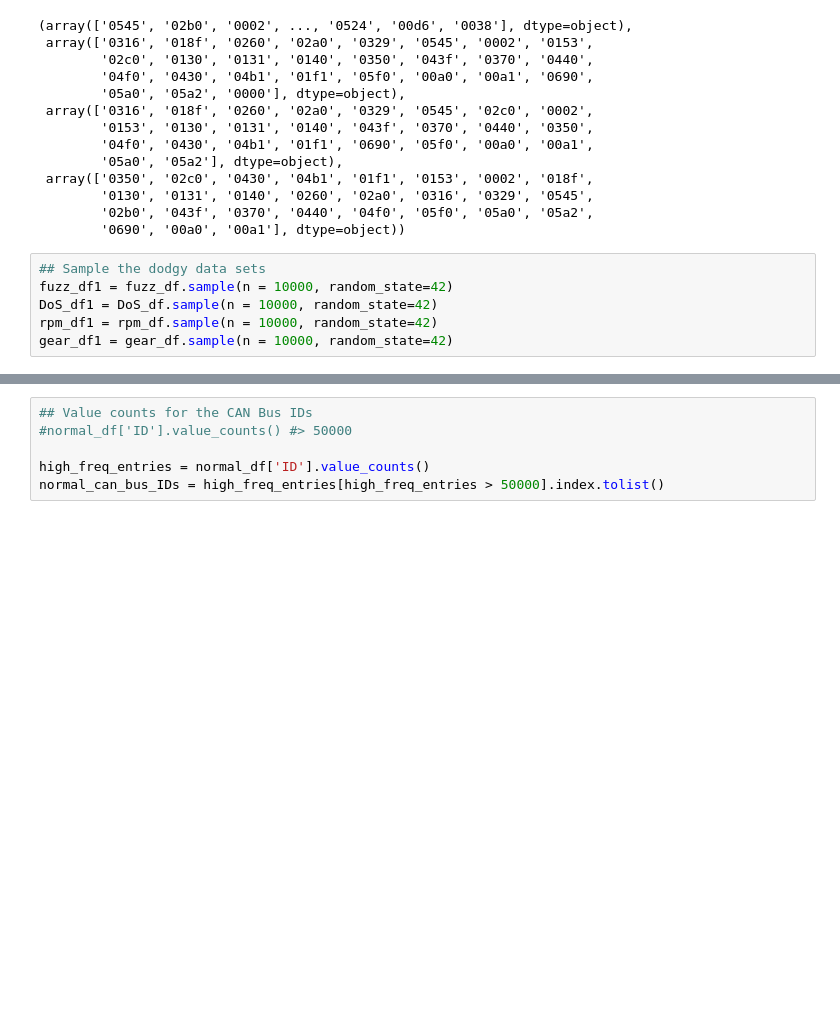
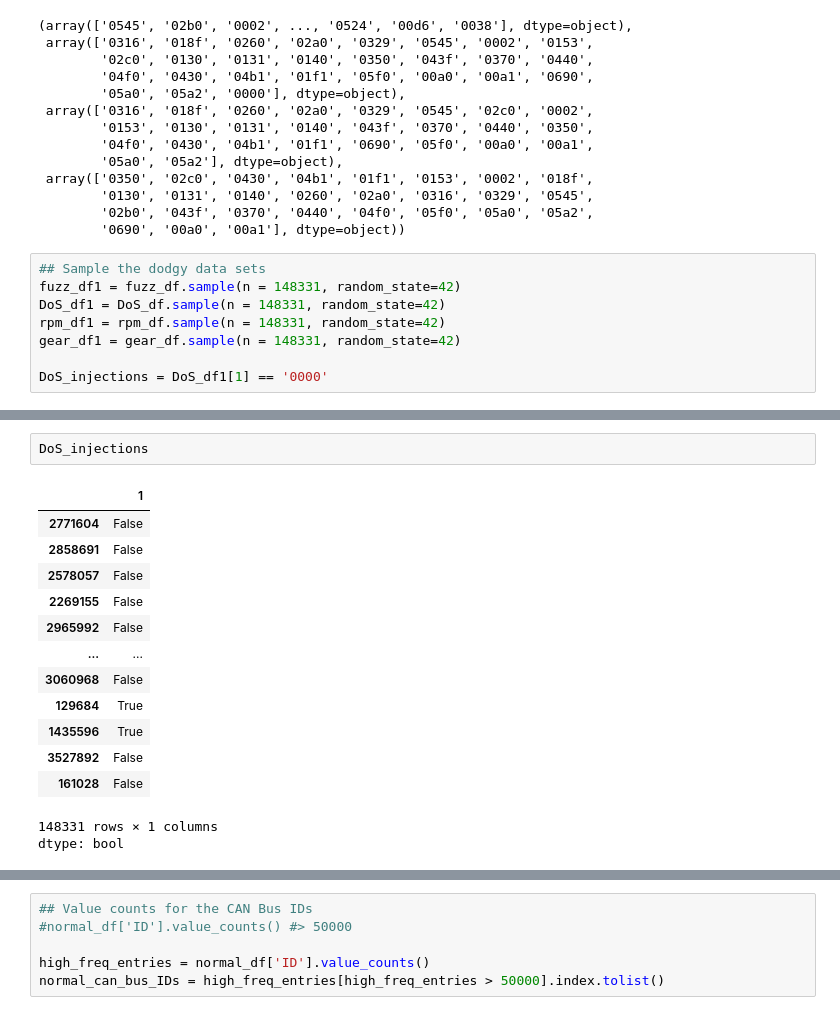
Before and after one commit to NachoDave/Automated-Vehicle-Anomalous-Driving-Behaviour, a Jupyter notebook: CAMs_Autoencoder_project_model.ipynb, the cells around one changed output, grey strips where cells are left out. Saved outputs shown, nothing was run; the diff lists cells and outputs as text; blank space fills up the shorter version.

```diff
--- a/CAMs_Autoencoder_project_model.ipynb
+++ b/CAMs_Autoencoder_project_model.ipynb
@@ -132,7 +127,9 @@ fuzz_df[1].unique(), DoS_df[1].unique(), rpm_df[1].unique(),normal_df['ID'].uniq
         '0690', '00a0', '00a1'], dtype=object))
 # %%
 ## Sample the dodgy data sets
-fuzz_df1 = fuzz_df.sample(n = 10000, random_state=42)
-DoS_df1 = DoS_df.sample(n = 10000, random_state=42)
-rpm_df1 = rpm_df.sample(n = 10000, random_state=42)
-gear_df1 = gear_df.sample(n = 10000, random_state=42)
+fuzz_df1 = fuzz_df.sample(n = 148331, random_state=42)
+DoS_df1 = DoS_df.sample(n = 148331, random_state=42)
+rpm_df1 = rpm_df.sample(n = 148331, random_state=42)
+gear_df1 = gear_df.sample(n = 148331, random_state=42)
+
+DoS_injections = DoS_df1[1] == '0000'
@@ -138,0 +152,17 @@ gear_df1 = gear_df.sample(n = 10000, random_state=42)
+# %%
+DoS_injections
+# %% [output]
+|  | 1 |
+| 2771604 | False |
+| 2858691 | False |
+| 2578057 | False |
+| 2269155 | False |
+| 2965992 | False |
+| ... | ... |
+| 3060968 | False |
+| 129684 | True |
+| 1435596 | True |
+| 3527892 | False |
+| 161028 | False |
+148331 rows × 1 columns
+dtype: bool
```
Also changed, not shown: parts of 35 cells of this notebook.
